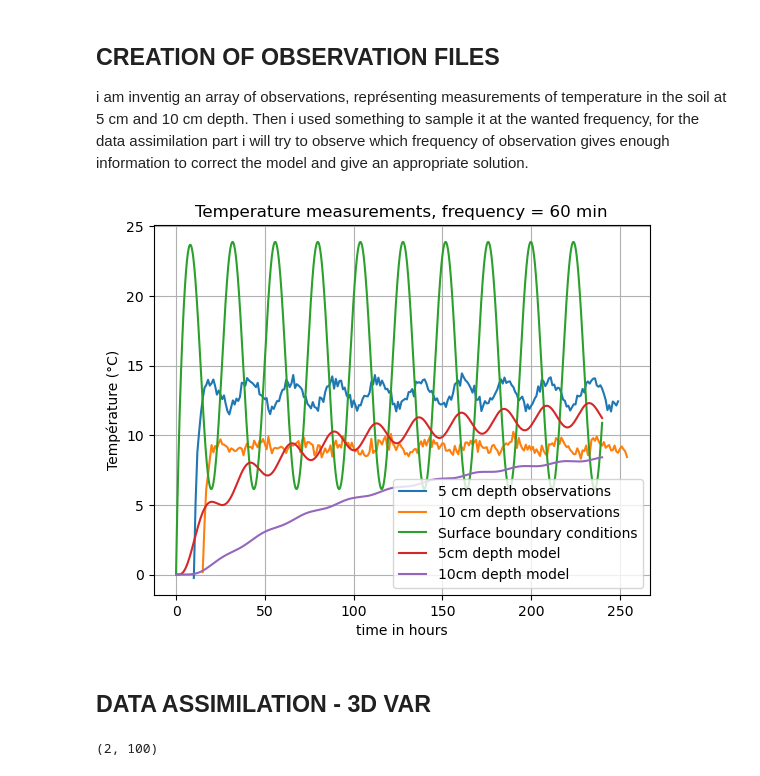
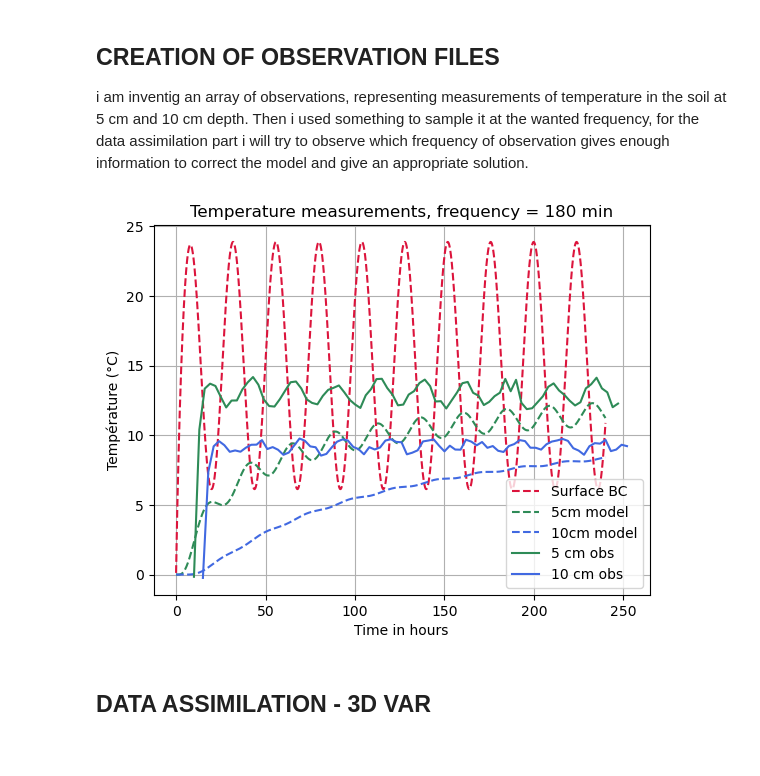
Before and after one commit to brune-RS/M2-Projet-numerique--Finite-difference--Data-assimilation-, a Jupyter notebook: generate_obs+3Dvar.ipynb, the cells around one changed output. Saved outputs shown, nothing was run; the diff lists cells and outputs as text; code cells hidden in the pictures.

```diff
--- a/generate_obs+3Dvar.ipynb
+++ b/generate_obs+3Dvar.ipynb
@@ -11,13 +11,13 @@ from functions_Data_assim import *
 # %% [markdown]
 ## CREATION OF OBSERVATION FILES
 
-i am inventig an array of observations, représenting measurements of temperature in the soil at 5 cm and 10 cm depth. Then i used something to sample it at the wanted frequency, for the data assimilation part i will try to observe which frequency of observation gives enough information to correct the model and give an appropriate solution.
+i am inventig an array of observations, representing measurements of temperature in the soil at 5 cm and 10 cm depth. Then i used something to sample it at the wanted frequency, for the data assimilation part i will try to observe which frequency of observation gives enough information to correct the model and give an appropriate solution.
 # %%
  #parameters
 limt=24*10  #10 days in hours
 dt=1/60  #dt 1 minute
 tt=np.arange(0,limt,dt)
-freq=60  # 4h en minutes
+freq=60*3  # 1h in minutes
 
 limx=100
 dx=1
@@ -36,20 +36,23 @@ mes_5cm, true_5cm, tt_obs_5cm= obs_5(dt,limt,freq)
 mes_10cm, true_10cm, tt_obs_10cm= obs_10(dt,limt,freq)
 # %%
 Tf=euler_f_BC_periodic(dx,dt,limx,limt,K)
-plt.plot(tt_obs_5cm, mes_5cm,label='5 cm depth observations')
-plt.plot(tt_obs_10cm, mes_10cm,label='10 cm depth observations')
-plt.plot(tt,Tf[:,0],label='Surface boundary conditions')
 
-plt.plot(tt,Tf[:,5],label='5cm depth model')
-plt.plot(tt,Tf[:,10],label='10cm depth model')
+
+plt.plot(tt,Tf[:,0],label='Surface BC',color='crimson',linestyle='--')
+plt.plot(tt,Tf[:,5],label='5cm model',color='seagreen',linestyle='--')
+plt.plot(tt,Tf[:,10],label='10cm model',color='royalblue',linestyle='--')
+
+plt.plot(tt_obs_5cm, mes_5cm,label='5 cm obs',color='seagreen')
+plt.plot(tt_obs_10cm, mes_10cm,label='10 cm obs',color='royalblue')
 
 plt.title('Temperature measurements, frequency = '+ str(freq)+' min')
-plt.xlabel('time in hours')
+plt.xlabel('Time in hours')
 plt.ylabel('Température (°C)')
 plt.legend()
 plt.grid()
+plt.savefig('Obs+modelBC.png',dpi=300)
 # %% [output]
-[figure, old version]
+[figure, new version]
 # %% [markdown]
 ## DATA ASSIMILATION - 3D VAR
 # %%
@@ -58,34 +61,36 @@ plt.grid()
 ## Type and timing of observations
 nvarobs = [5,10]            ## observed variables   mesure à 10,  et 5 cm
 nobs = len(nvarobs)
-assim_steps =tt_obs_10cm   # range(0,50,5)  #fréquence d'assimilation 1 fois par heure
-#print(assim_steps)
+assim_steps =tt_obs_10cm   #assimilation steps depending on the frequency stated before
+
 nassim = len(assim_steps)
-#assim_windows = 50   # 50
+
 #_______________________________________________
 ## Observation operator
 hobs = np.zeros((nobs,len(xx)))
 j=0
 for i in range(nobs):
-    hobs[j,nvarobs[i]] = 1 #binaire 1 avec obs 0 aucune obs
+    hobs[j,nvarobs[i]] = 1 #binairy 1 when there is an obs and 0 when no obs
     j += 1
-print(np.shape(hobs))
+
 #_____________________________________________________________
-#observations: mesure de température
+#observations: temperature measurements
 yobs5=mes_5cm
 yobs10=mes_10cm
 #observation covariance matrix
-Robs=0.2**2
+noisestd = 2.85
+Robs= noisestd**2
+#________________________________________
 
-#________________________________________
+#covariance matrix of the errors on the background
 #less and less precise the deeper it is
-#Pmat
-Pmat=np.linspace(5,2,len(xx))   #juste les termes diagonaux
+
+xstd = 4
+#Pmat = np.eye(Nt)/(xstd**2)
+Pmat=np.linspace(16,2,len(xx))   #diagonal terms only
 #B = np.eye(3)/(xstd**2)
 
 #____________________________________________________________________________________________
-# %% [output]
-(2, 100)
 # %%
 #euler forward scheme gives prevision of temperature in depth for the next time step using state vector x
 def euler_f_assim(x,dt,dx,K,it):
```
Also changed, not shown: parts of 9 cells of this notebook, 1 other file.
